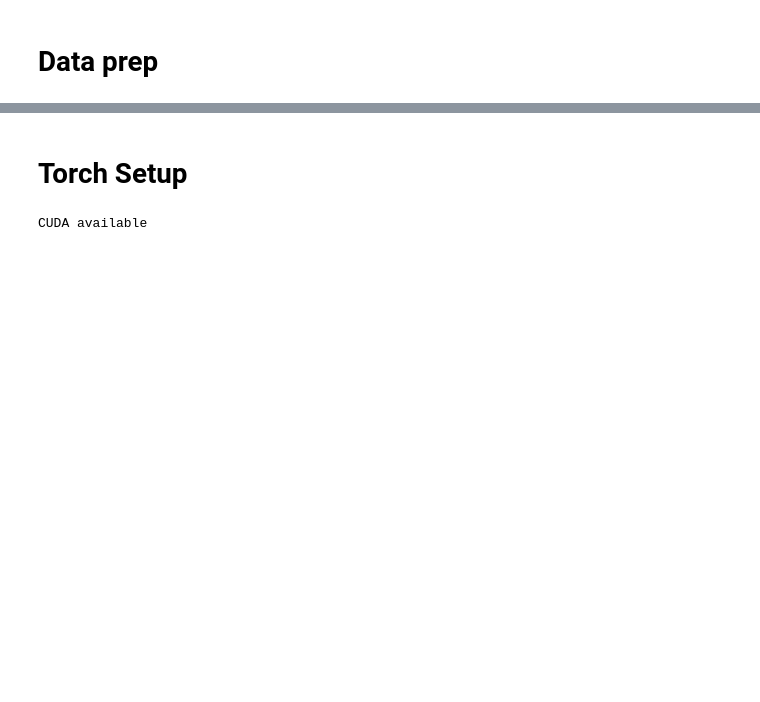
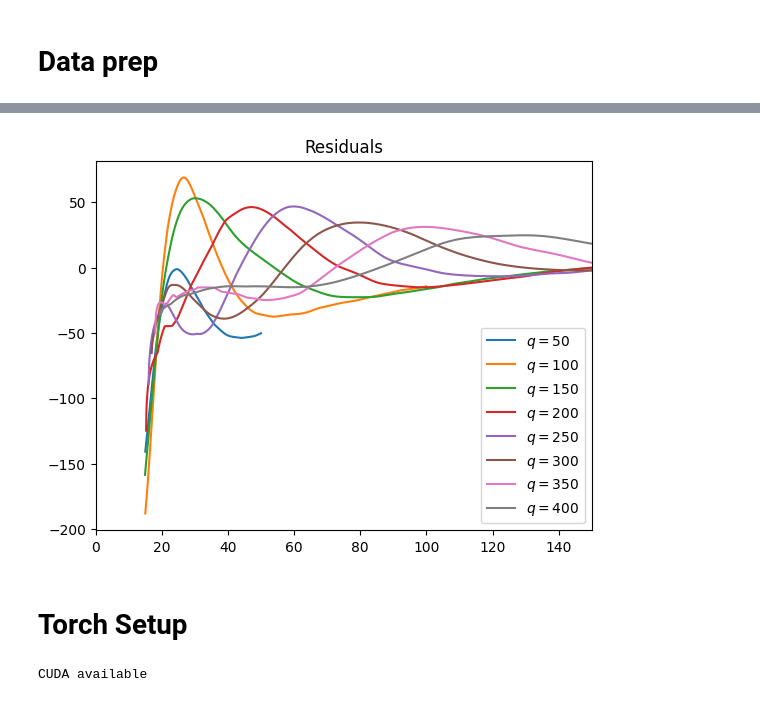
Before and after one commit to grufkork/neutrino_bsc_26, a Jupyter notebook: quantitative_data.ipynb, the cells around one changed output, grey strips where cells are left out. Saved outputs shown, nothing was run; the diff lists cells and outputs as text; code cells hidden in the pictures; blank space fills up the shorter version.

```diff
--- a/quantitative_data.ipynb
+++ b/quantitative_data.ipynb
@@ -10,6 +10,8 @@ spectral_q, spectral_vals = modules.loaddata.load_spectral("./data/sf_nu_respons
 ab_initio_q, ab_initio_vals = modules.loaddata.load_ab_initio("./data/ab_initio_nu_responses/")
 # %% [markdown]
 # Data prep
+# %%
+USE_RESIDUALS = 1
 # %%
 # import modules.interpolation_preprocess
 # import importlib
@@ -40,11 +51,14 @@ for (q_idx, q) in enumerate(ab_initio_q):
 # %%
 # Plot residuals
-plt.figure(figsize=(15, 10))
+# plt.figure(figsize=(15, 10))
 for i in range(8):
-    plt.plot(residual[i,curve_idx,0], residual[i,curve_idx,1], label=f"Residual {ab_initio_q[i]}")
+    plt.plot(residual[i,curve_idx,0], residual[i,curve_idx,1], label=f"$q={ab_initio_q[i]}$")
 plt.xlim(0, 150)
 plt.title("Residuals")
 plt.legend()
+pass
+# %% [output]
+[figure, added]
 # %% [markdown]
 # Torch Setup
 # %%
```
Also changed, not shown: parts of 10 cells of this notebook.
